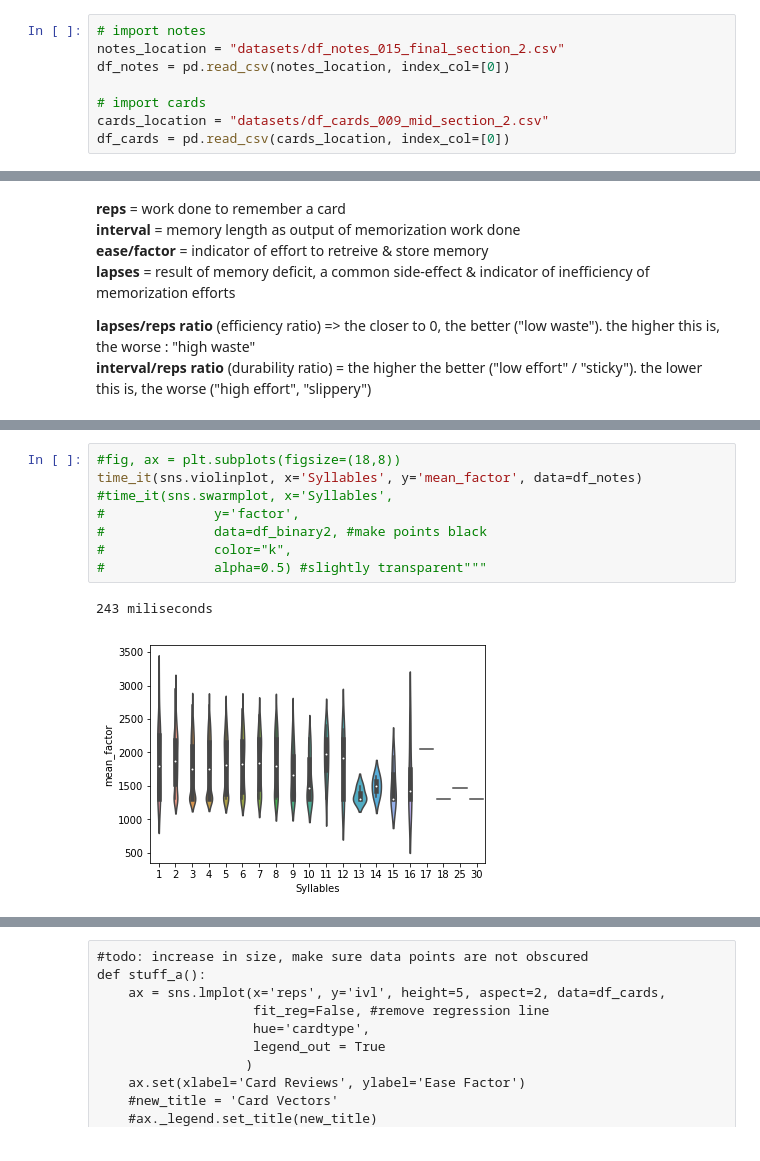
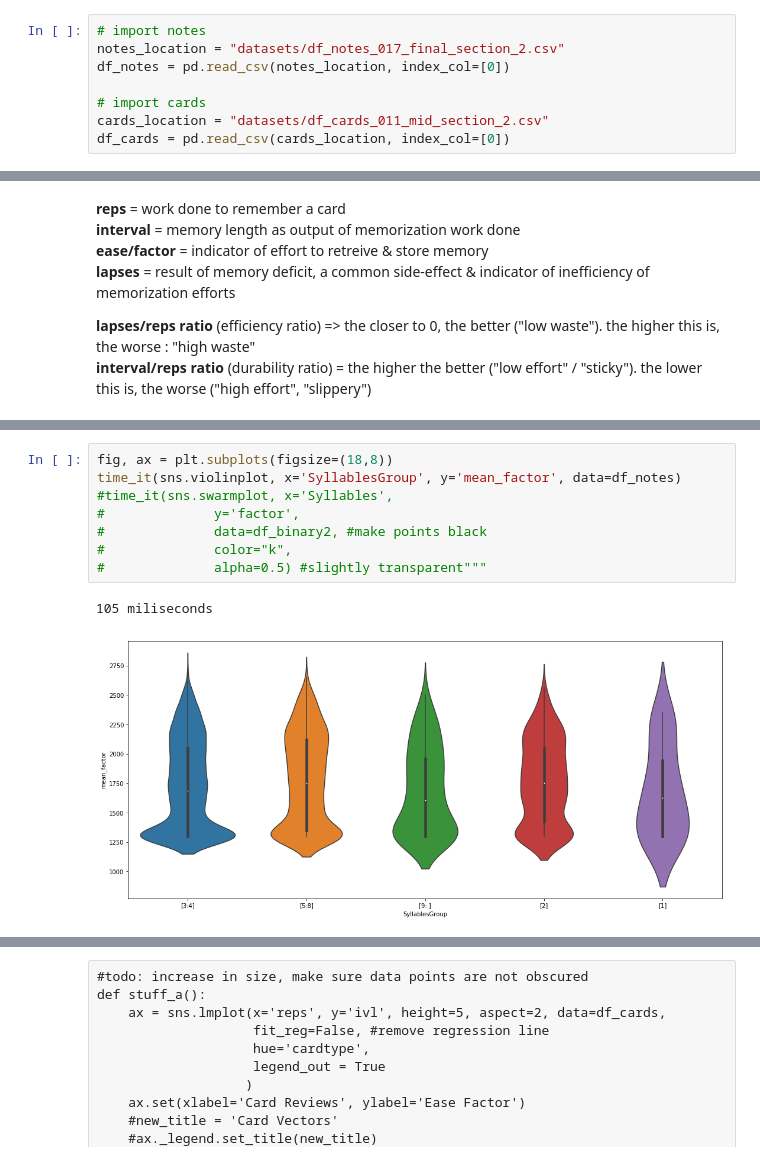
Before and after one commit to avidrucker/vocab-analysis, a Jupyter notebook: section_4_visualize_the_data.ipynb, the cells around one changed output, grey strips where cells are left out. Cells and saved outputs as stored; diff of their text form.

```diff
--- a/section_4_visualize_the_data.ipynb
+++ b/section_4_visualize_the_data.ipynb
@@ -98,11 +98,11 @@ def get_frame_of_cards_by_term(df, t):
 ### 2. Import Data
 # %%
 # import notes
-notes_location = "datasets/df_notes_015_final_section_2.csv"
+notes_location = "datasets/df_notes_017_final_section_2.csv"
 df_notes = pd.read_csv(notes_location, index_col=[0])
 
 # import cards
-cards_location = "datasets/df_cards_009_mid_section_2.csv"
+cards_location = "datasets/df_cards_011_mid_section_2.csv"
 df_cards = pd.read_csv(cards_location, index_col=[0])
 # %%
 df_notes.columns.values
@@ -475,11 +479,11 @@ time_it(sns.barplot, x='Syllables', y='mean_factor', data=df_notes)
 # %%
-#fig, ax = plt.subplots(figsize=(18,8))
-time_it(sns.violinplot, x='Syllables', y='mean_factor', data=df_notes)
+fig, ax = plt.subplots(figsize=(18,8))
+time_it(sns.violinplot, x='SyllablesGroup', y='mean_factor', data=df_notes)
 #time_it(sns.swarmplot, x='Syllables',
 #              y='factor',
 #              data=df_binary2, #make points black
 #              color="k",
 #              alpha=0.5) #slightly transparent"""
 # %% [output]
-243 miliseconds
+105 miliseconds
-[figure, old version]
+[figure, new version]
```
Also changed, not shown: parts of 33 cells of this notebook, 2 other files.
